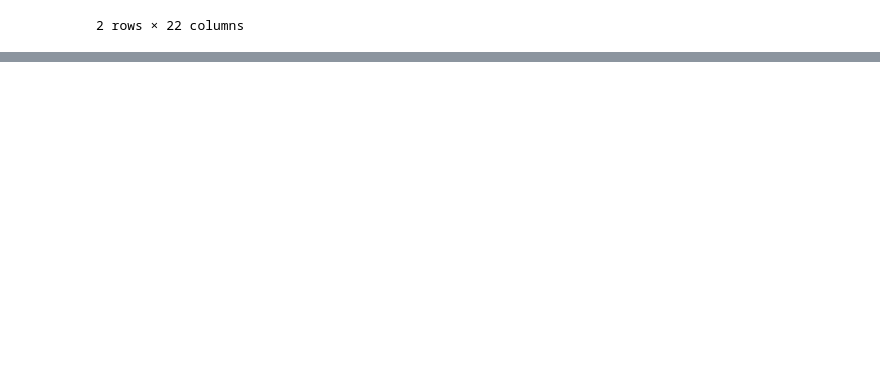
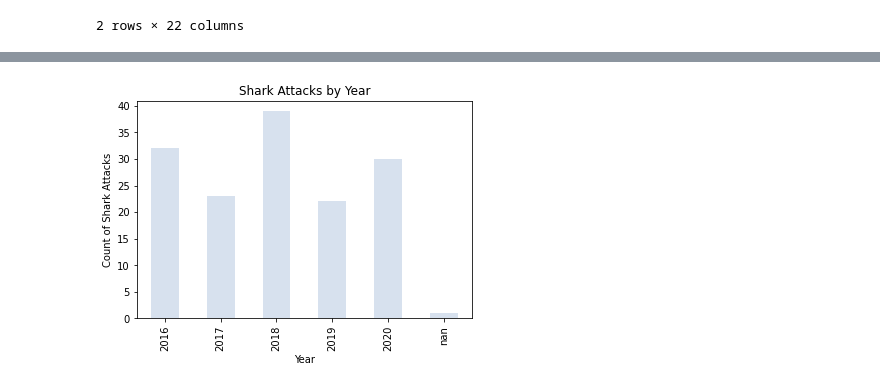
Before and after one commit to CMac-code/Project_Shark, a Jupyter notebook: Shark2.ipynb, the cells around one changed output, grey strips where cells are left out. Cells and saved outputs as stored; diff of their text form; code cells hidden in the pictures; blank space fills up the shorter version.

```diff
--- a/Shark2.ipynb
+++ b/Shark2.ipynb
@@ -15,0 +47,3 @@ Shark2.head(2)
+# %%
+Years = Shark2.groupby('Year')['Case Number'].count()
+Years
@@ -16,3 +59,14 @@ Shark2.head(2)
+# %%
+fig, ax = plt.subplots()
+
+Years = Years.plot(kind = "bar", color = "lightsteelblue", alpha = 0.5)
+plt.title("Shark Attacks by Year")
+plt.xlabel("Year")
+plt.ylabel("Count of Shark Attacks")
+plt.savefig("Shark Attacks by Year.png", bbox_inches = "tight")
+plt.show()
+# %% [output]
+[figure, added]
 # %%
 Time_of_day = Shark2.groupby('Time')['Case Number'].count()
 Time_of_day
```
Also changed, not shown: parts of 12 cells of this notebook, 3 other files.
